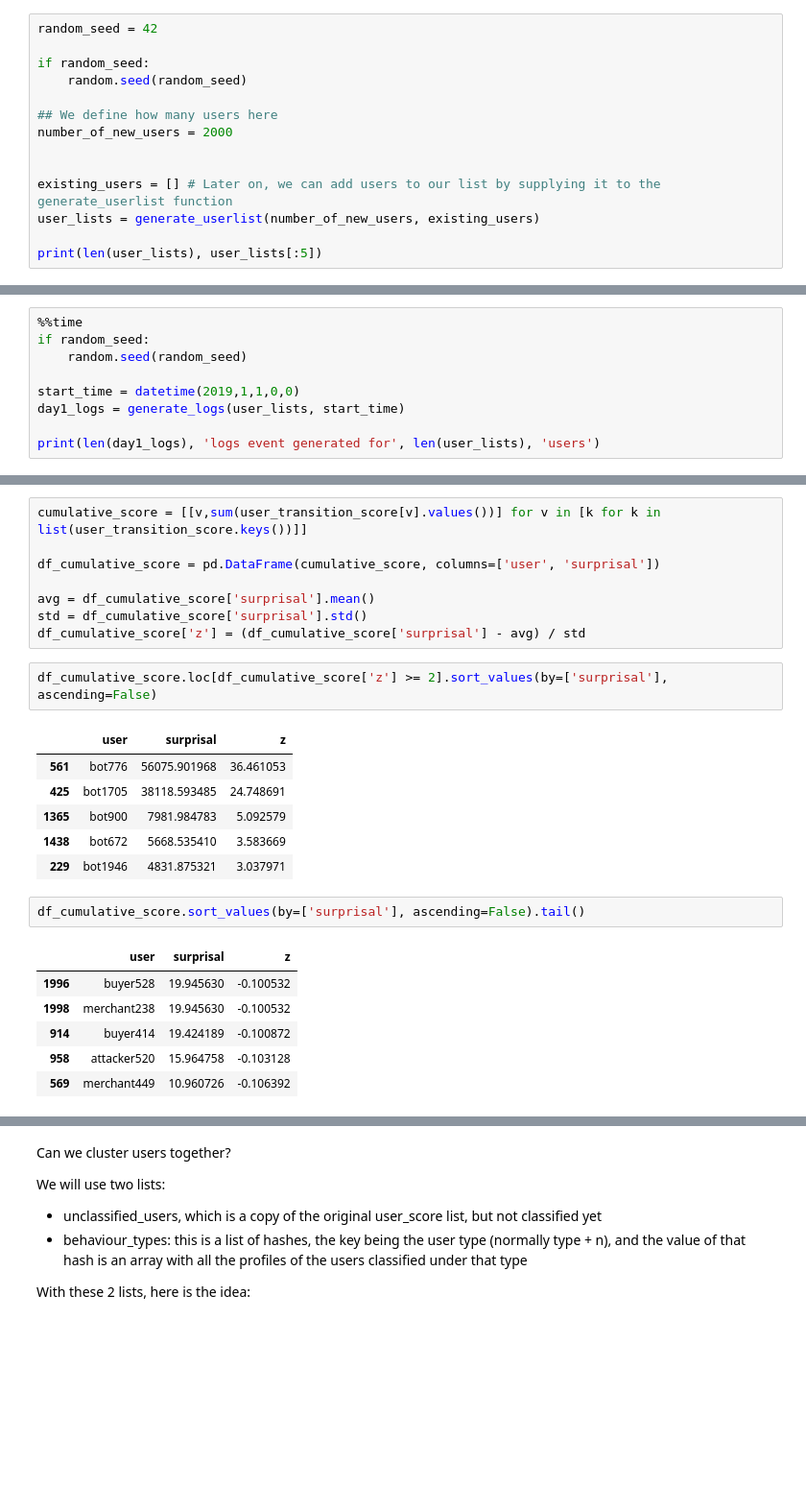
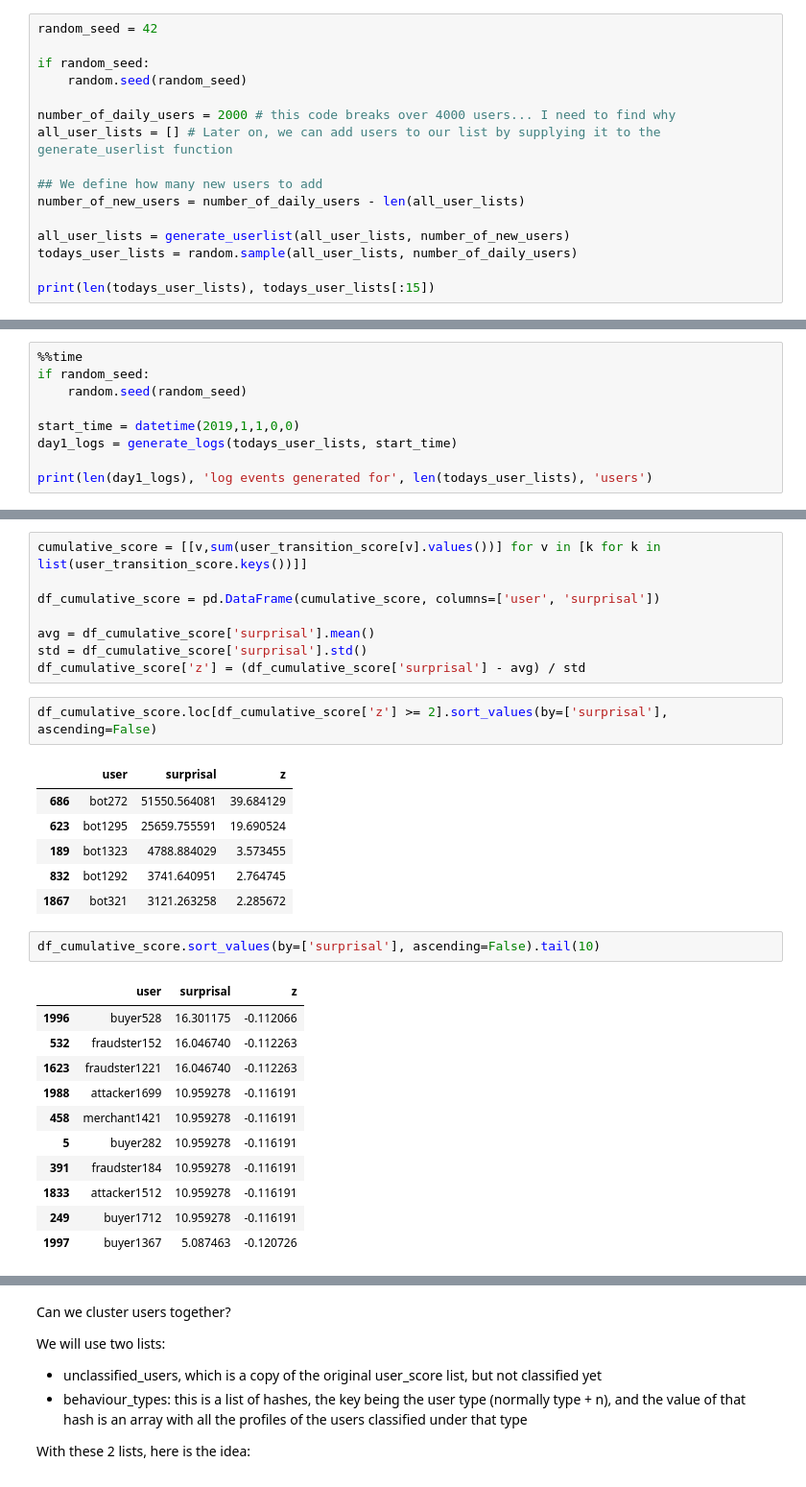
Before and after one commit to cerebraljam/find_outliers_in_logs, a Jupyter notebook: find_outliers_in_logs.ipynb, the cells around one changed output, grey strips where cells are left out. Shown: that part at 96% size. Cells and saved outputs as stored; diff of their text form; blank space fills up the shorter version.

Commit message:
day 1 functional

```diff
--- a/find_outliers_in_logs.ipynb
+++ b/find_outliers_in_logs.ipynb
@@ -110,12 +110,14 @@ random_seed = 42
 if random_seed:
     random.seed(random_seed)
 
-## We define how many users here
-number_of_new_users = 2000
+number_of_daily_users = 2000 # this code breaks over 4000 users... I need to find why
+all_user_lists = [] # Later on, we can add users to our list by supplying it to the generate_userlist function
 
+## We define how many new users to add
+number_of_new_users = number_of_daily_users - len(all_user_lists)
 
-existing_users = [] # Later on, we can add users to our list by supplying it to the generate_userlist function
-user_lists = generate_userlist(number_of_new_users, existing_users)
+all_user_lists = generate_userlist(all_user_lists, number_of_new_users)
+todays_user_lists = random.sample(all_user_lists, number_of_daily_users)
 
-print(len(user_lists), user_lists[:5])
+print(len(todays_user_lists), todays_user_lists[:15])
 # %% [output]
@@ -130,7 +132,7 @@ if random_seed:
     random.seed(random_seed)
 
 start_time = datetime(2019,1,1,0,0)
-day1_logs = generate_logs(user_lists, start_time)
+day1_logs = generate_logs(todays_user_lists, start_time)
 
-print(len(day1_logs), 'logs event generated for', len(user_lists), 'users')
+print(len(day1_logs), 'log events generated for', len(todays_user_lists), 'users')
 # %% [output]
@@ -295,20 +285,25 @@ df_cumulative_score['z'] = (df_cumulative_score['surprisal'] - avg) / std
 df_cumulative_score.loc[df_cumulative_score['z'] >= 2].sort_values(by=['surprisal'], ascending=False)
 # %% [output]
 |  | user | surprisal | z |
-| 561 | bot776 | 56075.901968 | 36.461053 |
-| 425 | bot1705 | 38118.593485 | 24.748691 |
-| 1365 | bot900 | 7981.984783 | 5.092579 |
-| 1438 | bot672 | 5668.535410 | 3.583669 |
-| 229 | bot1946 | 4831.875321 | 3.037971 |
+| 686 | bot272 | 51550.564081 | 39.684129 |
+| 623 | bot1295 | 25659.755591 | 19.690524 |
+| 189 | bot1323 | 4788.884029 | 3.573455 |
+| 832 | bot1292 | 3741.640951 | 2.764745 |
+| 1867 | bot321 | 3121.263258 | 2.285672 |
 # %%
-df_cumulative_score.sort_values(by=['surprisal'], ascending=False).tail()
+df_cumulative_score.sort_values(by=['surprisal'], ascending=False).tail(10)
 # %% [output]
 |  | user | surprisal | z |
-| 1996 | buyer528 | 19.945630 | -0.100532 |
-| 1998 | merchant238 | 19.945630 | -0.100532 |
-| 914 | buyer414 | 19.424189 | -0.100872 |
-| 958 | attacker520 | 15.964758 | -0.103128 |
-| 569 | merchant449 | 10.960726 | -0.106392 |
+| 1996 | buyer528 | 16.301175 | -0.112066 |
+| 532 | fraudster152 | 16.046740 | -0.112263 |
+| 1623 | fraudster1221 | 16.046740 | -0.112263 |
+| 1988 | attacker1699 | 10.959278 | -0.116191 |
+| 458 | merchant1421 | 10.959278 | -0.116191 |
+| 5 | buyer282 | 10.959278 | -0.116191 |
+| 391 | fraudster184 | 10.959278 | -0.116191 |
+| 1833 | attacker1512 | 10.959278 | -0.116191 |
+| 249 | buyer1712 | 10.959278 | -0.116191 |
+| 1997 | buyer1367 | 5.087463 | -0.120726 |
 # %%
 np.seterr(divide='ignore', invalid='ignore', over='ignore')
 
```
Also changed, not shown: parts of 40 cells of this notebook, 1 other file.
